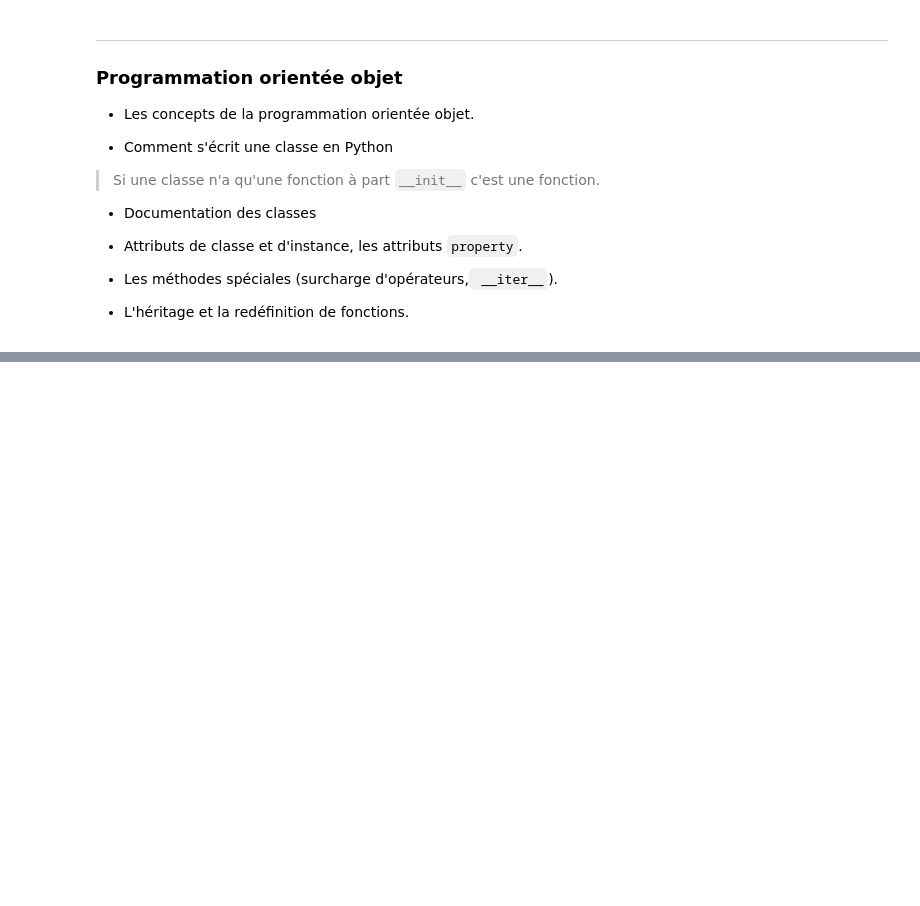
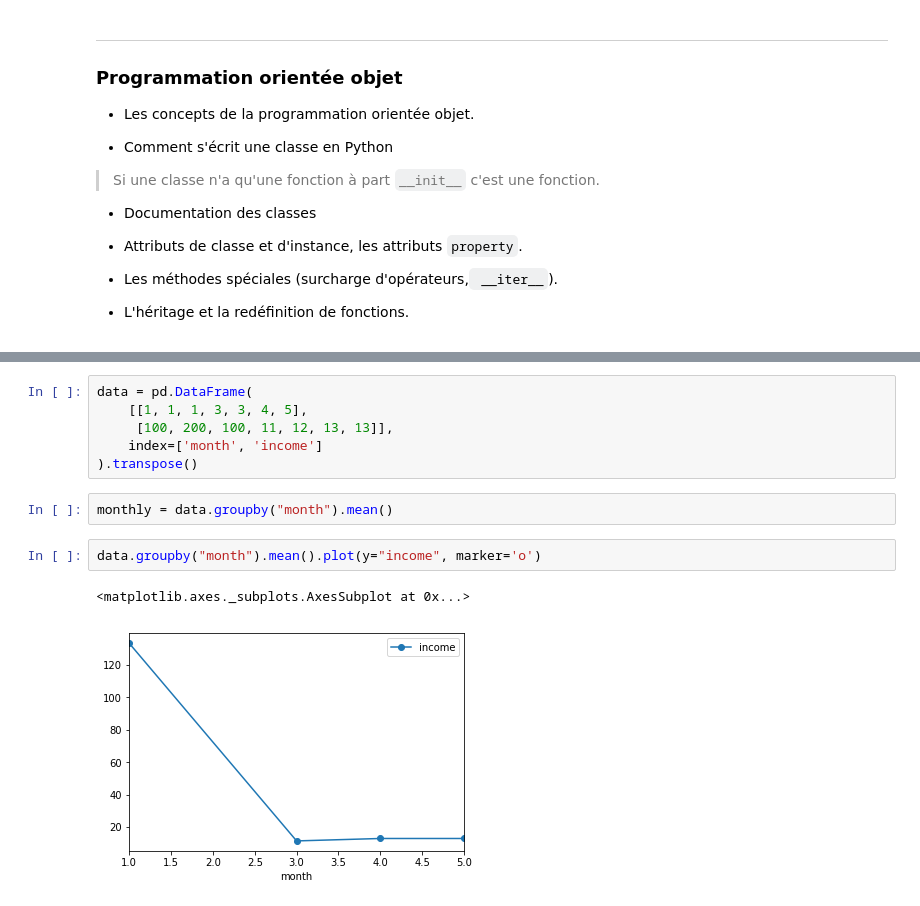
Before and after one commit to glyg/learn_python, a Jupyter notebook: Notes.ipynb, the cells around one changed output, grey strips where cells are left out. Cells and saved outputs as stored; diff of their text form; blank space fills up the shorter version.

```diff
--- a/Notes.ipynb
+++ b/Notes.ipynb
@@ -321,0 +947,13 @@ https://github.com/glyg/learn_python/raw/master/series-1800-2015_simplified.xlsx
+# %%
+data = pd.DataFrame(
+    [[1, 1, 1, 3, 3, 4, 5],
+     [100, 200, 100, 11, 12, 13, 13]],
+    index=['month', 'income']
+).transpose()
+# %%
+monthly = data.groupby("month").mean()
+# %%
+data.groupby("month").mean().plot(y="income", marker='o')
+# %% [output]
+<matplotlib.axes._subplots.AxesSubplot at 0x...>
+[figure, added]
```
Also changed, not shown: parts of 142 cells of this notebook, 1 other file.
